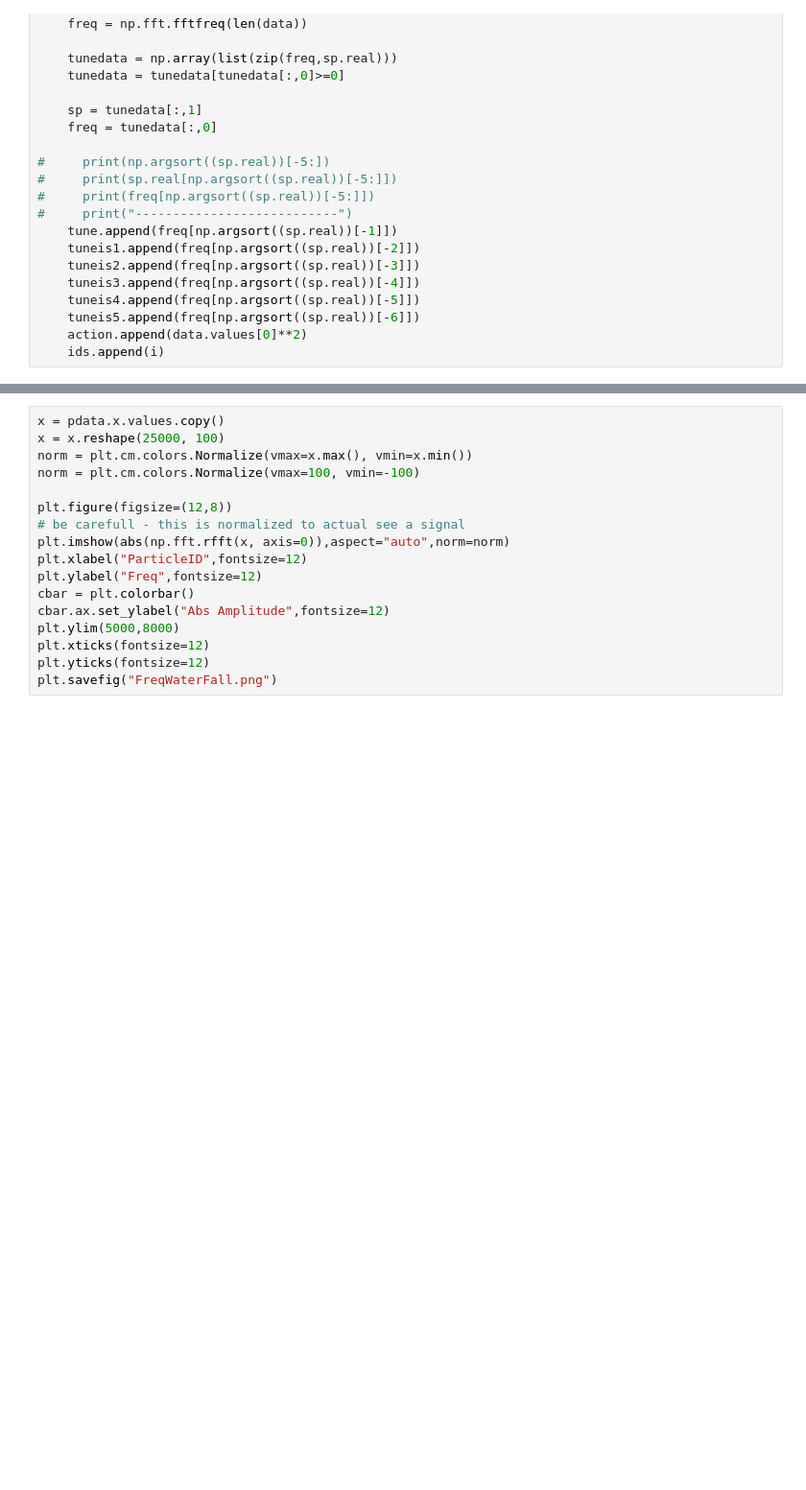
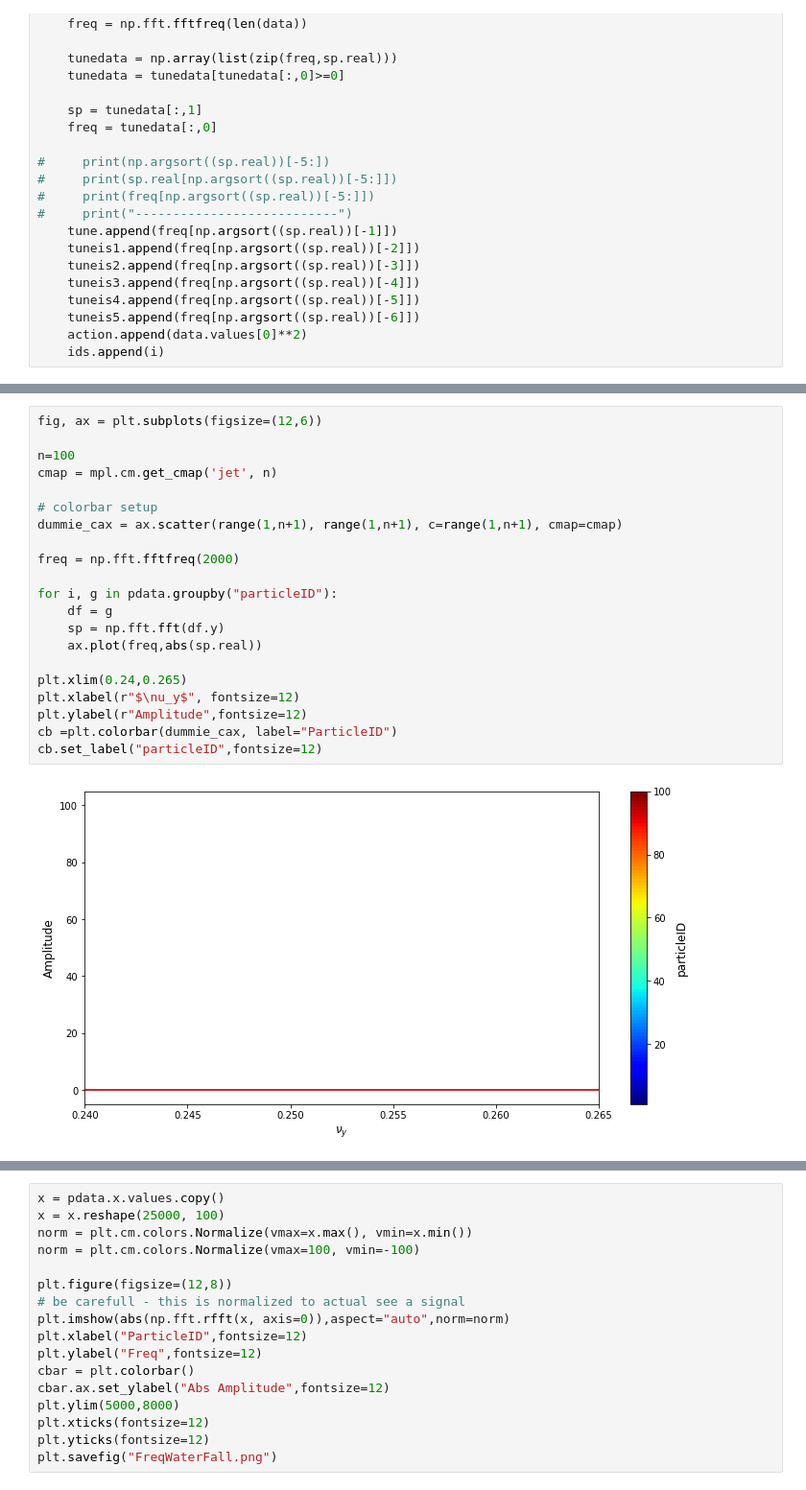
Before and after one commit to tomerten/PyElegant, a Jupyter notebook: notebooks/Example_004_FFT_islands.ipynb, the cells around one changed output, grey strips where cells are left out. Shown: that part at 96% size. Saved outputs shown, nothing was run; the diff lists cells and outputs as text; blank space fills up the shorter version.

```diff
--- a/notebooks/Example_004_FFT_islands.ipynb
+++ b/notebooks/Example_004_FFT_islands.ipynb
@@ -287,2 +320,25 @@ cb.set_label("particleID",fontsize=12)
+# %%
+fig, ax = plt.subplots(figsize=(12,6))
+
+n=100
+cmap = mpl.cm.get_cmap('jet', n)
+
+# colorbar setup
+dummie_cax = ax.scatter(range(1,n+1), range(1,n+1), c=range(1,n+1), cmap=cmap)
+
+freq = np.fft.fftfreq(2000)
+
+for i, g in pdata.groupby("particleID"):
+    df = g
+    sp = np.fft.fft(df.y)
+    ax.plot(freq,abs(sp.real))
+
+plt.xlim(0.24,0.265)
+plt.xlabel(r"$\nu_y$", fontsize=12)
+plt.ylabel(r"Amplitude",fontsize=12)
+cb =plt.colorbar(dummie_cax, label="ParticleID")
+cb.set_label("particleID",fontsize=12)
+# %% [output]
+[figure, added]
 # %%
 x = pdata.x.values.copy()
```
Also changed, not shown: parts of 27 cells of this notebook, 18 other files.
